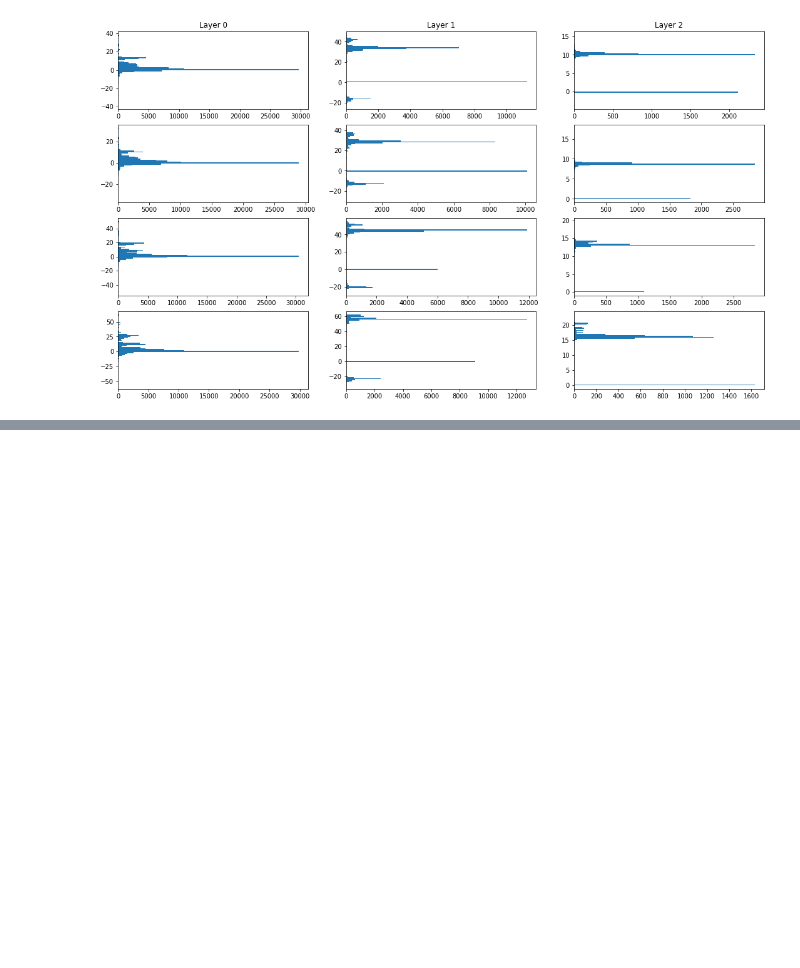
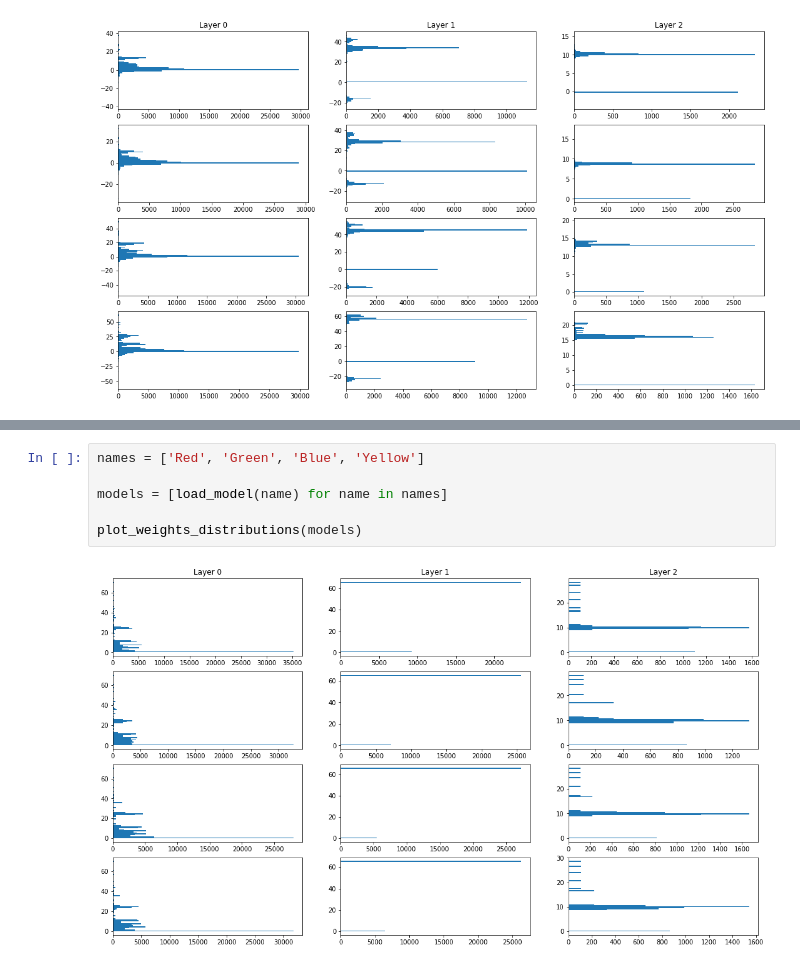
Before and after one commit to Bautista-Baiocchi-lora/Truco-RL, a Jupyter notebook: ResultAnalysis.ipynb, the cells around one changed output, grey strips where cells are left out. Drawn from its saved outputs; the diff is of its cells as text; blank space fills up the shorter version.

```diff
--- a/ResultAnalysis.ipynb
+++ b/ResultAnalysis.ipynb
@@ -55,0 +85,8 @@ plot_weights_distributions(models)
+# %%
+names = ['Red', 'Green', 'Blue', 'Yellow']
+
+models = [load_model(name) for name in names]
+
+plot_weights_distributions(models)
+# %% [output]
+[figure, added]
```
Also changed, not shown: parts of 7 cells of this notebook, 14 other files.
